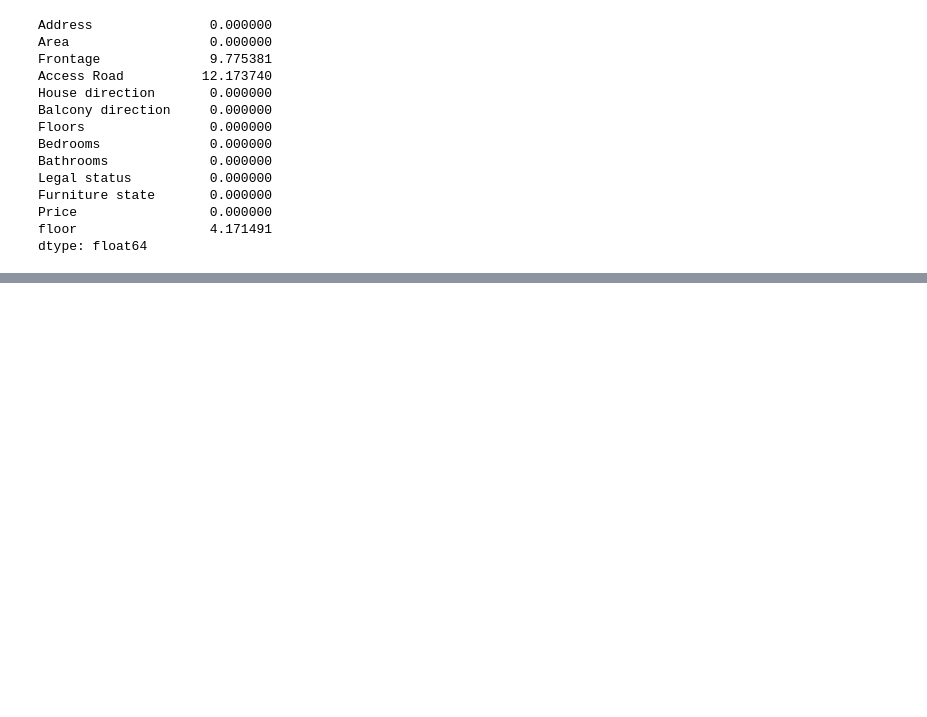
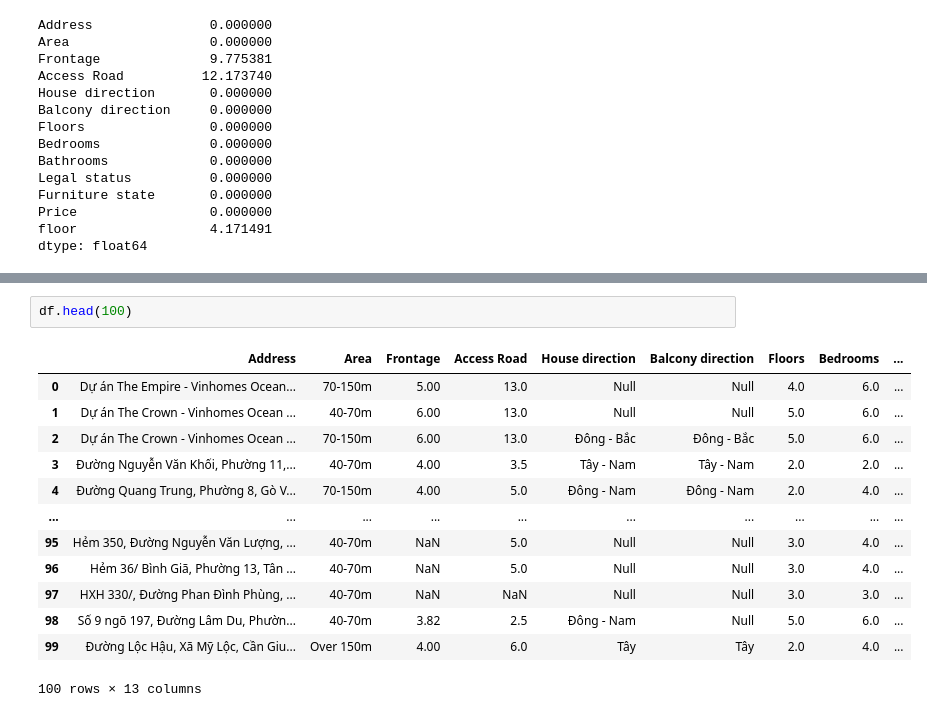
Before and after one commit to MonkeyNerdCoding/Vietnam-House-Price-Prediction, a Jupyter notebook: House_pricing.ipynb, the cells around one changed output, grey strips where cells are left out. Saved outputs shown, nothing was run; the diff lists cells and outputs as text; blank space fills up the shorter version.

```diff
--- a/House_pricing.ipynb
+++ b/House_pricing.ipynb
@@ -316,0 +491,16 @@ dtype: float64
+# %%
+df.head(100)
+# %% [output]
+|  | Address | Area | Frontage | Access Road | House direction | Balcony direction | Floors | Bedrooms | ... |
+| 0 | Dự án The Empire - Vinhomes Ocean... | 70-150m | 5.00 | 13.0 | Null | Null | 4.0 | 6.0 | ... |
+| 1 | Dự án The Crown - Vinhomes Ocean ... | 40-70m | 6.00 | 13.0 | Null | Null | 5.0 | 6.0 | ... |
+| 2 | Dự án The Crown - Vinhomes Ocean ... | 70-150m | 6.00 | 13.0 | Đông - Bắc | Đông - Bắc | 5.0 | 6.0 | ... |
+| 3 | Đường Nguyễn Văn Khối, Phường 11,... | 40-70m | 4.00 | 3.5 | Tây - Nam | Tây - Nam | 2.0 | 2.0 | ... |
+| 4 | Đường Quang Trung, Phường 8, Gò V... | 70-150m | 4.00 | 5.0 | Đông - Nam | Đông - Nam | 2.0 | 4.0 | ... |
+| ... | ... | ... | ... | ... | ... | ... | ... | ... | ... |
+| 95 | Hẻm 350, Đường Nguyễn Văn Lượng, ... | 40-70m | NaN | 5.0 | Null | Null | 3.0 | 4.0 | ... |
+| 96 | Hẻm 36/ Bình Giã, Phường 13, Tân ... | 40-70m | NaN | 5.0 | Null | Null | 3.0 | 4.0 | ... |
+| 97 | HXH 330/, Đường Phan Đình Phùng, ... | 40-70m | NaN | NaN | Null | Null | 3.0 | 3.0 | ... |
+| 98 | Số 9 ngõ 197, Đường Lâm Du, Phườn... | 40-70m | 3.82 | 2.5 | Đông - Nam | Null | 5.0 | 6.0 | ... |
+| 99 | Đường Lộc Hậu, Xã Mỹ Lộc, Cần Giu... | Over 150m | 4.00 | 6.0 | Tây | Tây | 2.0 | 4.0 | ... |
+100 rows × 13 columns
```
Also changed, not shown: parts of 28 cells of this notebook, 1 other file.
